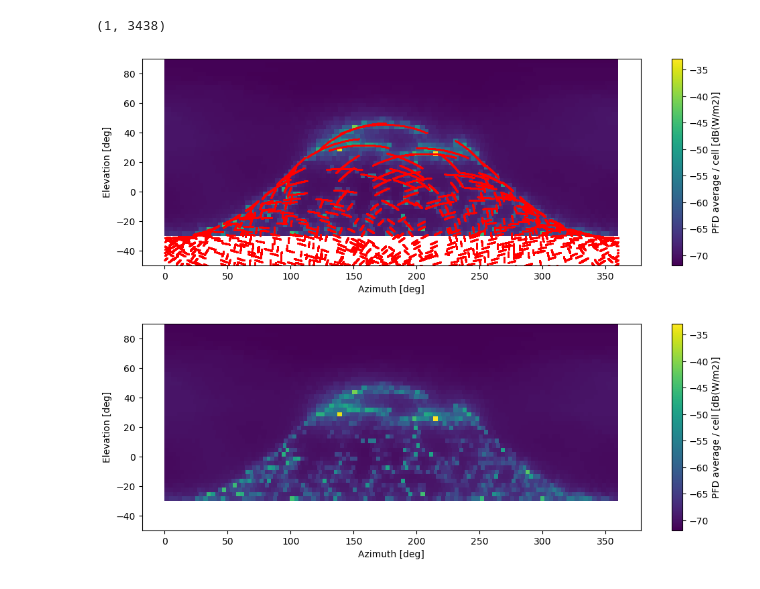
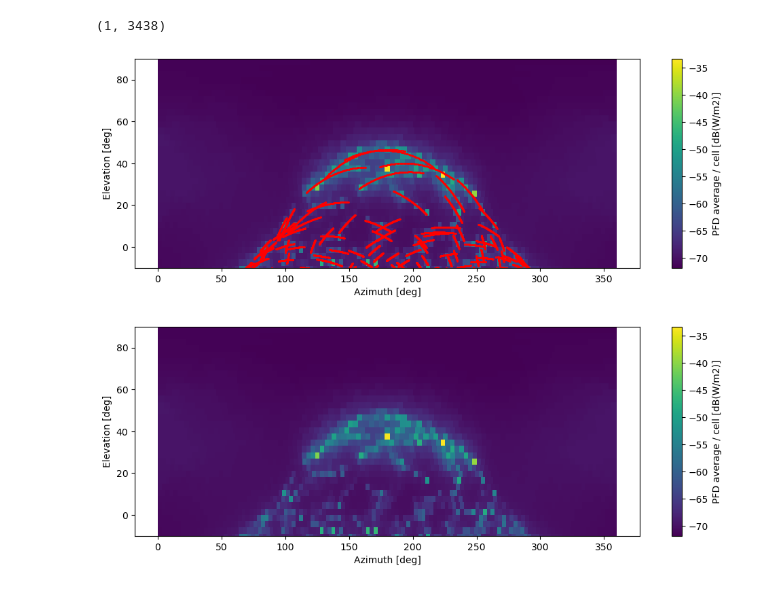
Before and after one commit to hqiu-nju/scepter, a Jupyter notebook: notebooks/Onsala simulation.ipynb, the cells around one changed output. Saved outputs shown, nothing was run; the diff lists cells and outputs as text; code cells hidden in the pictures.

```diff
--- a/notebooks/Onsala simulation.ipynb
+++ b/notebooks/Onsala simulation.ipynb
@@ -241,13 +241,13 @@ _pfd_lim_W_m2 = pfd_lim.to_value(u.W / u.m ** 2)
 # %%
 
 
 val = pfd_avg.to_value(cnv.dB_W_m2)
 ### plot with satellites
 skynet.plotgrid(val,grid_info,point_az=test.topo_pos_az[telescopeindex,:,0,:,:,:],point_el=test.topo_pos_el[telescopeindex,:,0,:,:,:],
-                elmax=90,elmin=-50)
+                elmax=90,elmin=-10)
 ### no satellites
 skynet.plotgrid(val,grid_info,point_az=[],point_el=[],
-                elmax=90,elmin=-50)
+                elmax=90,elmin=-10)
 # %% [output]
-[figure, old version]
+[figure, new version]
-[figure, old version]
+[figure, new version]
```
Also changed, not shown: 3 other files.
